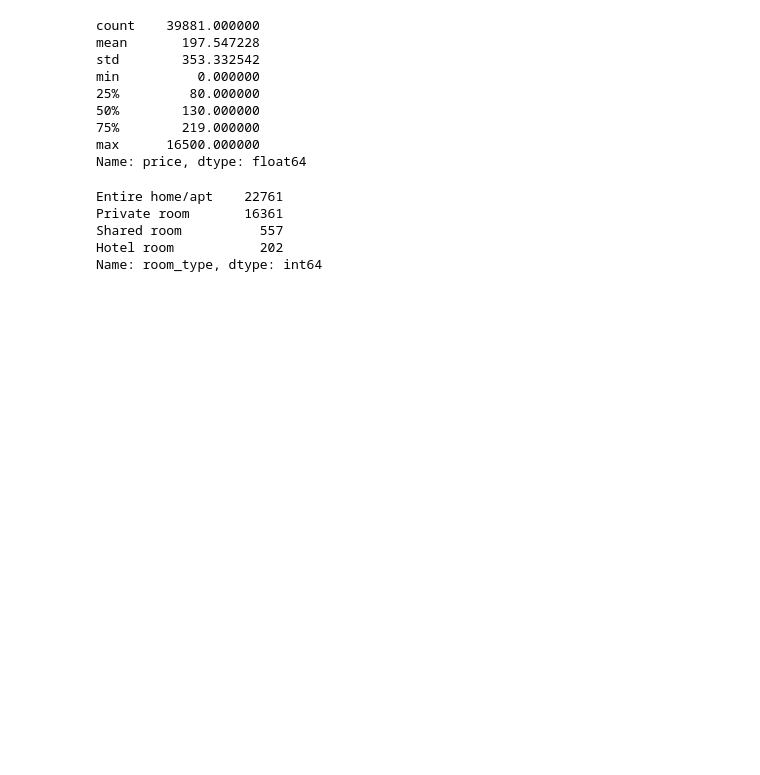
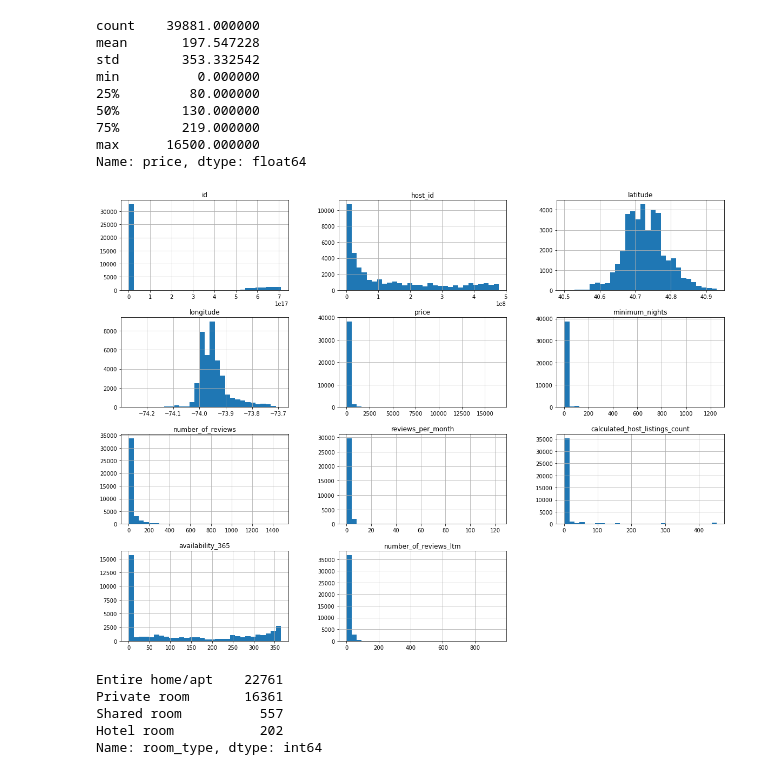
Before and after one commit to gnanda1/datascience-projects, a Jupyter notebook: data-science-projects/New_York_AirBnB_Listing_Analysis.ipynb, the cells around one changed output. Saved outputs shown, nothing was run; the diff lists cells and outputs as text; code cells hidden in the pictures; blank space fills up the shorter version.

Commit message:
adding plt graphs.

```diff
--- a/data-science-projects/New_York_AirBnB_Listing_Analysis.ipynb
+++ b/data-science-projects/New_York_AirBnB_Listing_Analysis.ipynb
@@ -68,6 +68,12 @@ min          0.000000
 75%        219.000000
 max      16500.000000
 Name: price, dtype: float64
+# %%
+# checking the graphical rep of the whole dataset(only numerical attributes)
+ny_listing.hist(bins=30,figsize=(20,15))
+plt.show()
+# %% [output]
+[figure, added]
 # %%
 ny_listing["room_type"].value_counts()
 # %% [output]
```
Also changed, not shown: 1 other file.
